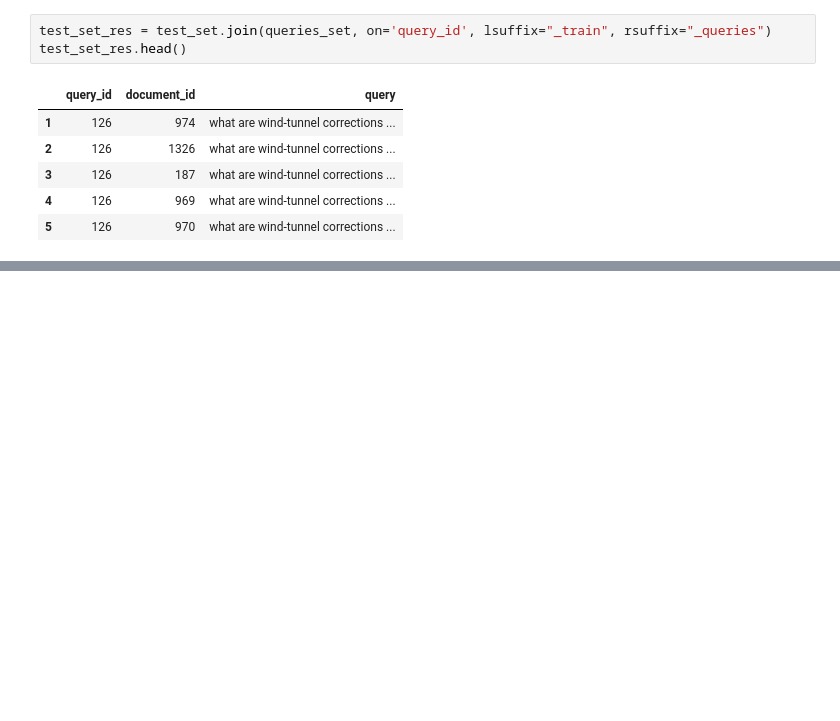
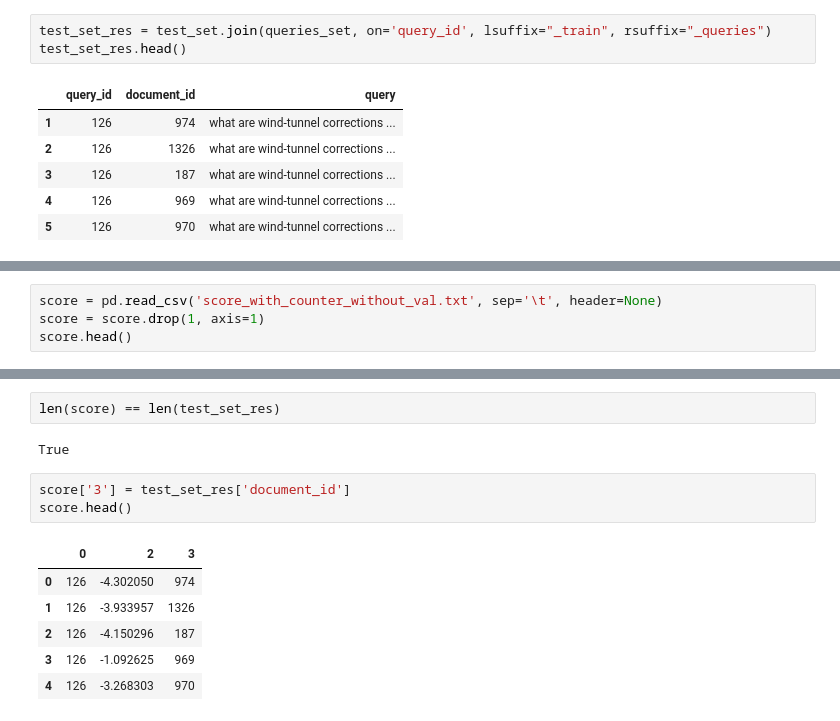
Before and after one commit to egdeliya/ml_mipt_2017, a Jupyter notebook: ml-mipt-part2/Ranking contest/Nurgalieva_496.ipynb, the cells around one changed output, grey strips where cells are left out. Drawn from its saved outputs; the diff is of its cells as text; blank space fills up the shorter version.

```diff
--- a/ml-mipt-part2/Ranking contest/Nurgalieva_496.ipynb
+++ b/ml-mipt-part2/Ranking contest/Nurgalieva_496.ipynb
@@ -306,0 +383,4 @@ output.to_csv('out.csv', index=None)
+# %%
+score = pd.read_csv('score_with_counter_without_val.txt', sep='\t', header=None)
+score = score.drop(1, axis=1)
+score.head()
@@ -306,0 +394,14 @@ output.to_csv('out.csv', index=None)
+# %%
+len(score) == len(test_set_res)
+# %% [output]
+True
+# %%
+score['3'] = test_set_res['document_id']
+score.head()
+# %% [output]
+|  | 0 | 2 | 3 |
+| 0 | 126 | -4.302050 | 974 |
+| 1 | 126 | -3.933957 | 1326 |
+| 2 | 126 | -4.150296 | 187 |
+| 3 | 126 | -1.092625 | 969 |
+| 4 | 126 | -3.268303 | 970 |
```
Also changed, not shown: parts of 69 cells of this notebook, 28 other files.
